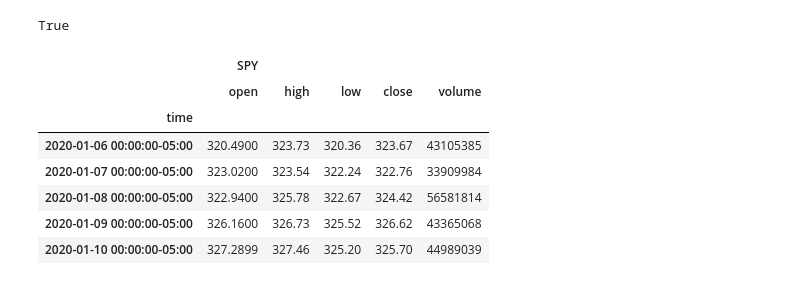
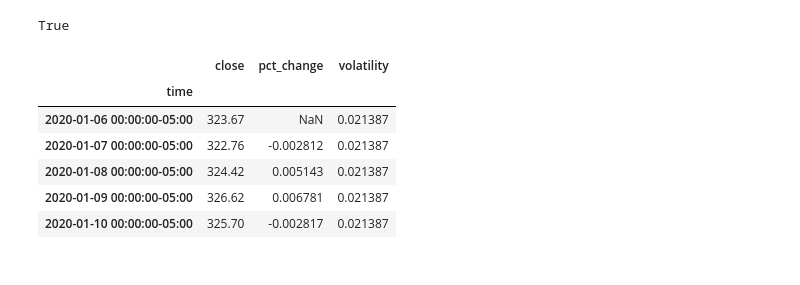
Before and after one commit to jtmcginley123/project-two, a Jupyter notebook: Asif/stock_df.ipynb, the cells around one changed output. Saved outputs shown, nothing was run; the diff lists cells and outputs as text; code cells hidden in the pictures.

```diff
--- a/Asif/stock_df.ipynb
+++ b/Asif/stock_df.ipynb
@@ -41,25 +41,26 @@ def get_data(ticker):
 # %%
 def get_columns(dataframe):
     dataframe = dataframe.T.reset_index(drop = True).T
-    dataframe = dataframe.rename(columns={3:"close", 4:"volume"})
-    dataframe = dataframe.loc[:,["close", "volume"]]
+    dataframe = dataframe.rename(columns={3:"close"})
+    dataframe = dataframe.loc[:,["close"]]
 
     return dataframe
 # %%
-def calc_daily_returns(dataframe):
+def calc_data(dataframe):
     dataframe["pct_change"] = dataframe["close"].pct_change()
     dataframe["volatility"] = np.std(dataframe["pct_change"])
 
     return dataframe
 # %%
 df_spy = get_data("SPY")
+df_spy = get_columns(df_spy)
+df_spy = calc_data(df_spy)
 df_spy.head()
 # %% [output]
-|  | SPY |  |  |  |  |
-|  | open | high | low | close | volume |
-| time |  |  |  |  |  |
-| 2020-01-06 00:00:00-05:00 | 320.4900 | 323.73 | 320.36 | 323.67 | 43105385 |
-| 2020-01-07 00:00:00-05:00 | 323.0200 | 323.54 | 322.24 | 322.76 | 33909984 |
-| 2020-01-08 00:00:00-05:00 | 322.9400 | 325.78 | 322.67 | 324.42 | 56581814 |
-| 2020-01-09 00:00:00-05:00 | 326.1600 | 326.73 | 325.52 | 326.62 | 43365068 |
-| 2020-01-10 00:00:00-05:00 | 327.2899 | 327.46 | 325.20 | 325.70 | 44989039 |
+|  | close | pct_change | volatility |
+| time |  |  |  |
+| 2020-01-06 00:00:00-05:00 | 323.67 | NaN | 0.021387 |
+| 2020-01-07 00:00:00-05:00 | 322.76 | -0.002812 | 0.021387 |
+| 2020-01-08 00:00:00-05:00 | 324.42 | 0.005143 | 0.021387 |
+| 2020-01-09 00:00:00-05:00 | 326.62 | 0.006781 | 0.021387 |
+| 2020-01-10 00:00:00-05:00 | 325.70 | -0.002817 | 0.021387 |
```
Also changed, not shown: parts of 29 cells of this notebook.
